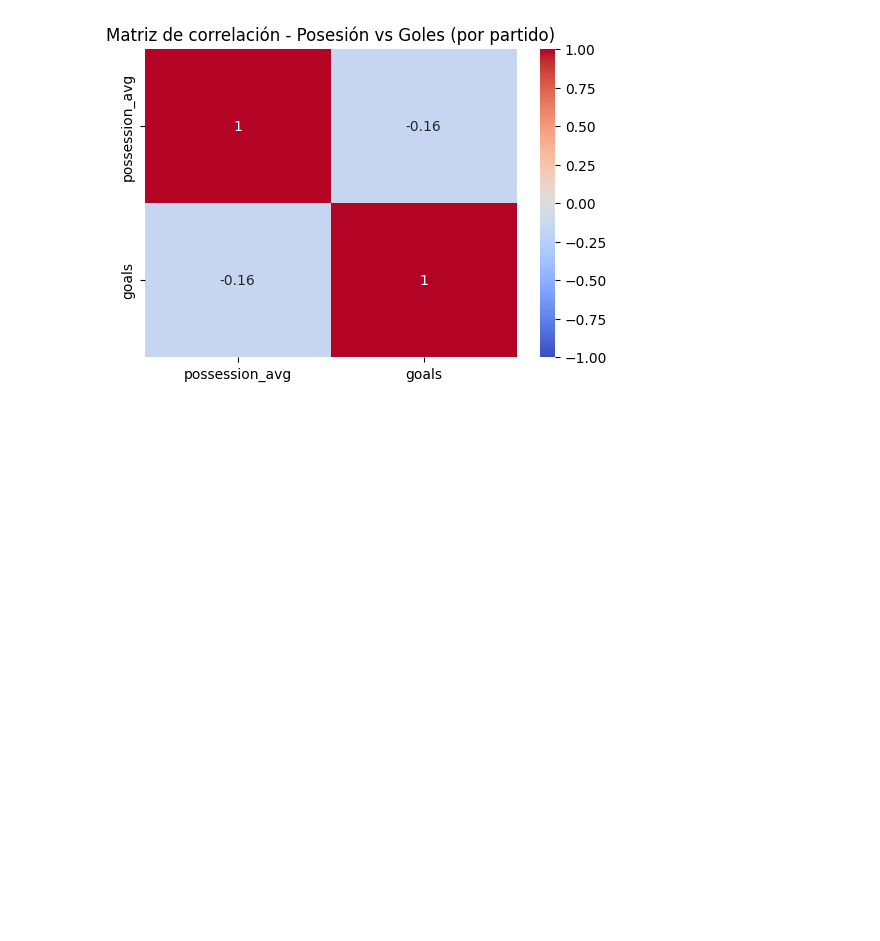
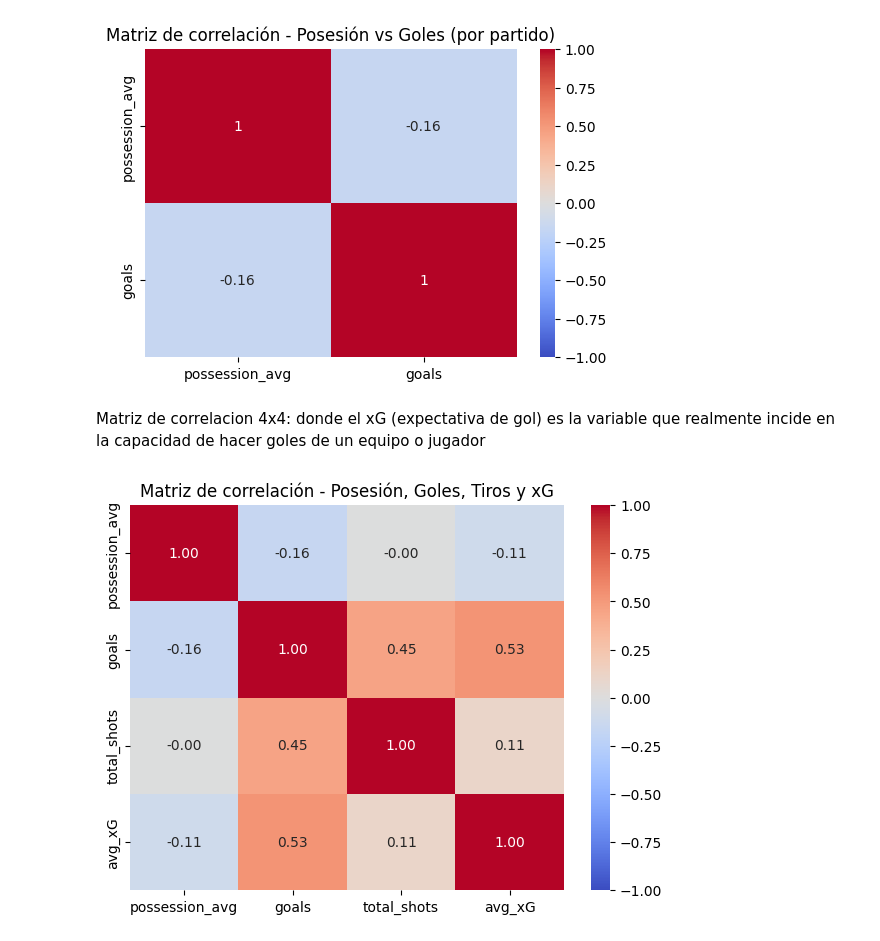
Before and after one commit to VainstubTomas/Aprendizaje_Automatico_Grandes_Datos, a Jupyter notebook: main.ipynb, the cells around one changed output. Saved outputs shown, nothing was run; the diff lists cells and outputs as text; code cells hidden in the pictures; blank space fills up the shorter version.

```diff
--- a/main.ipynb
+++ b/main.ipynb
@@ -367,3 +395,33 @@ plt.title("Matriz de correlación - Posesión vs Goles (por partido)", fontsize=
 plt.show()
 # %% [output]
 [figure]
+# %% [markdown]
+Matriz de correlacion 4x4: donde el xG (expectativa de gol) es la variable que realmente incide en la capacidad de hacer goles de un equipo o jugador
+# %%
+# Copia del dataframe de eventos
+df = events_df.copy()
+
+# Columna binaria de goles
+df['is_goal'] = (df['shot_outcome'] == 'Goal').astype(int)
+
+# Agrupar por partido y equipo
+team_stats = df.groupby(['match_id','team']).agg(
+    possession_avg=('possession','mean'),
+    goals=('is_goal','sum'),
+    total_shots=('id', lambda x: (df.loc[x.index, 'type'] == 'Shot').sum()),
+    avg_xG=('shot_statsbomb_xg', 'mean')
+).reset_index()
+
+# Seleccionamos solo las variables numéricas de interés
+corr_vars = team_stats[['possession_avg', 'goals', 'total_shots', 'avg_xG']]
+
+# Calcular matriz de correlación
+corr_matrix = corr_vars.corr()
+
+# Graficar heatmap
+plt.figure(figsize=(7,5))
+sns.heatmap(corr_matrix, annot=True, cmap='coolwarm', vmin=-1, vmax=1, fmt=".2f")
+plt.title("Matriz de correlación - Posesión, Goles, Tiros y xG", fontsize=12)
+plt.show()
+# %% [output]
+[figure, added]
```
Also changed, not shown: parts of 22 cells of this notebook.
